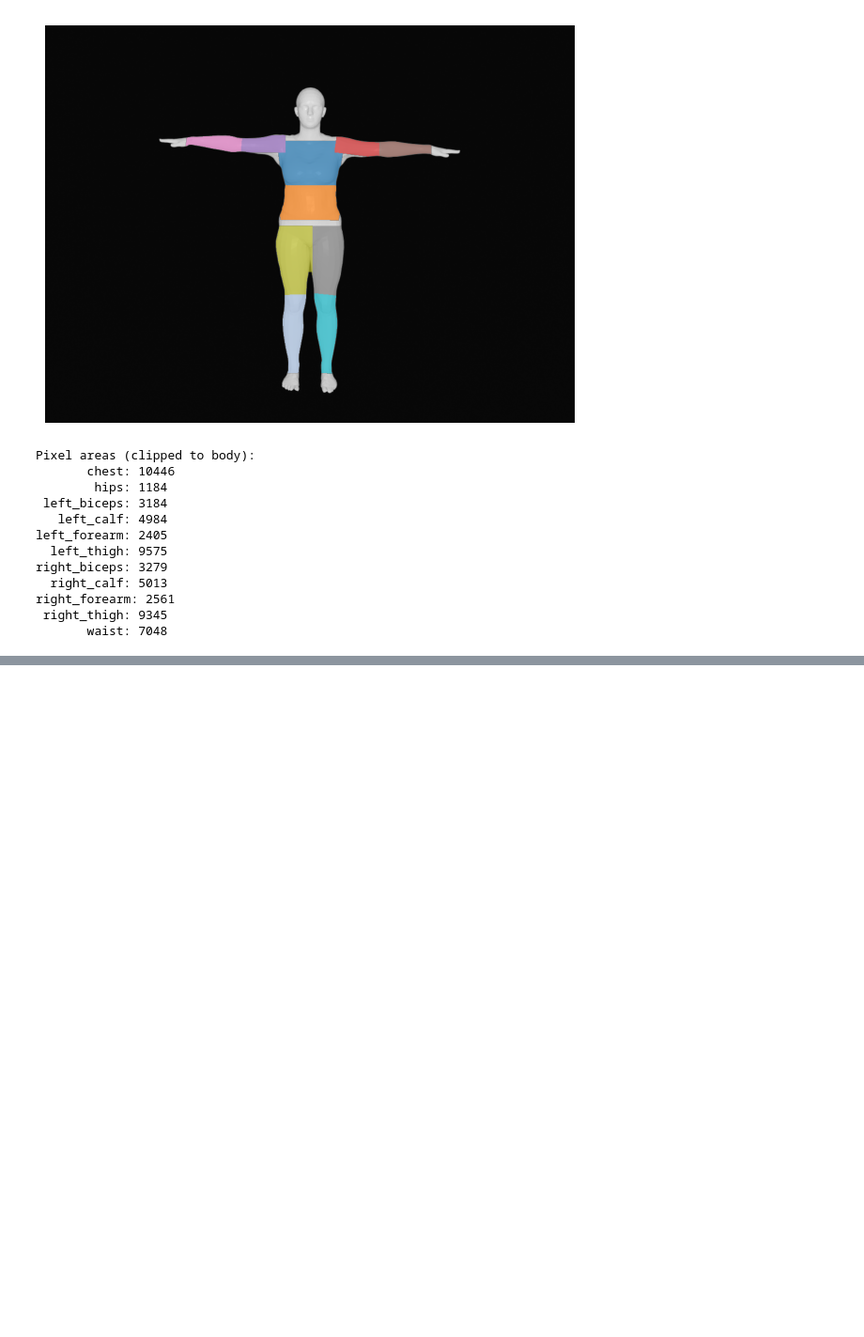
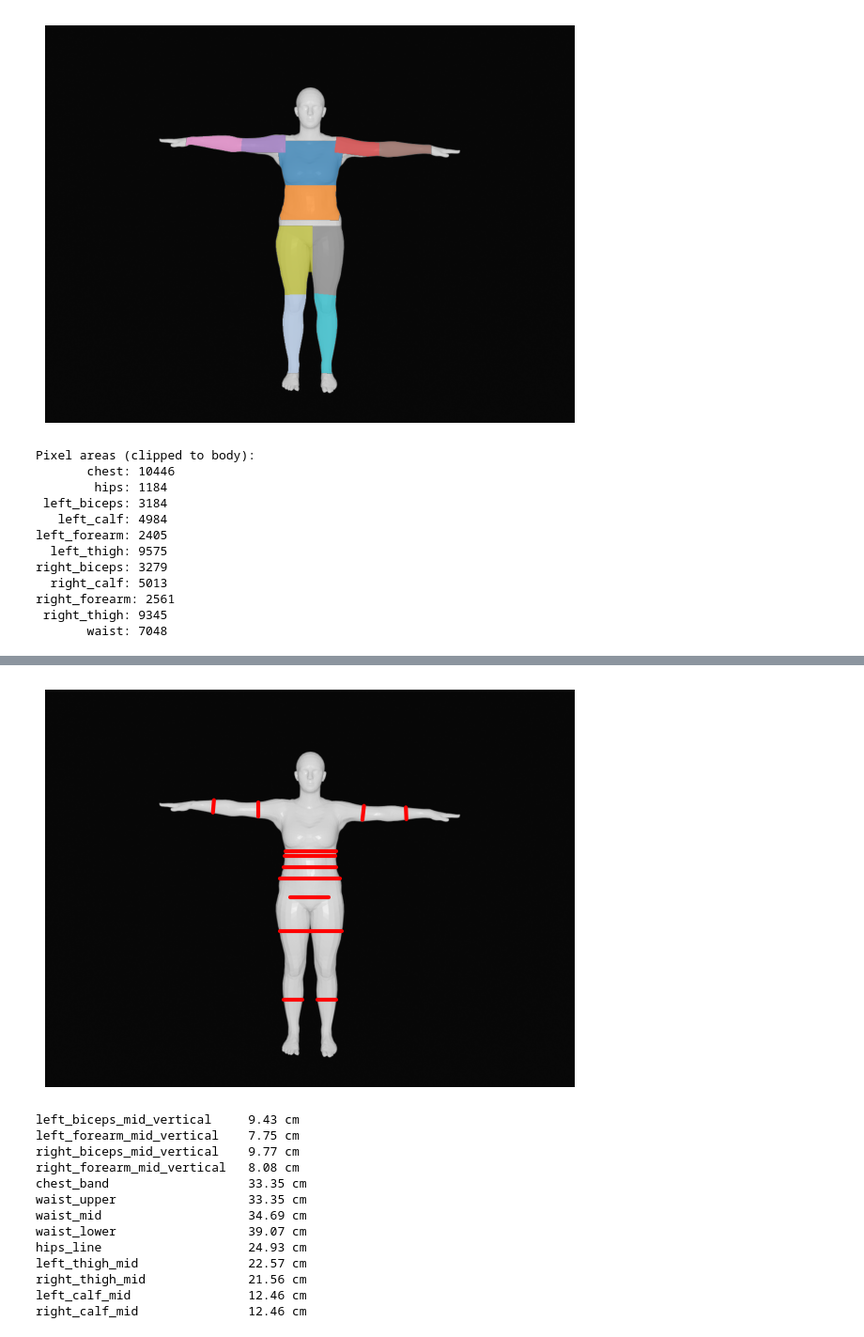
Before and after one commit to carolinarutililima/Computer_Vision_challenge, a Jupyter notebook: code.ipynb, the cells around one changed output, grey strips where cells are left out. Shown at 94% size. Drawn from its saved outputs; the diff is of its cells as text; code cells hidden in the pictures; blank space fills up the shorter version.

```diff
--- a/code.ipynb
+++ b/code.ipynb
@@ -1943,0 +3415,42 @@ Tightest waist width: 34.07 cm
+# %%
+# =========================
+# EXAMPLE USAGE
+# =========================
+# Assumes you already have:
+#  - front: path to the raw front image (without prior drawings)
+#  - fkp:   YOLOv8 keypoints for that image (shape [17,3] or [1,17,3])
+#
+fkp_n = normalize_keypoints(fkp)
+parts_masks, body_mask, _ = build_part_masks(front, fkp_n)
+
+# If you want centimeters, pass real height and the pixel height used in features:
+front_height_px = float(feats.get("front_height_px", 0.0))  # from your feature extractor
+HEIGHT_CM = 170.0  # put subject's real height here, or set to None to keep px
+
+measurements = measure_lines_with_vertical_arms(
+    front, fkp_n, parts_masks, body_mask,
+    front_height_px=front_height_px,
+    HEIGHT_CM=HEIGHT_CM,
+    plot=True
+)
+
+# Show numeric outputs
+for k, v in measurements.items():
+    unit = "cm" if (v.get("width_cm") is not None) else "px"
+    val  = v.get("width_cm", v.get("width_px"))
+    print(f"{k:28s} {val:.2f} {unit}")
+# %% [output]
+[figure, added]
+left_biceps_mid_vertical     9.43 cm
+left_forearm_mid_vertical    7.75 cm
+right_biceps_mid_vertical    9.77 cm
+right_forearm_mid_vertical   8.08 cm
+chest_band                   33.35 cm
+waist_upper                  33.35 cm
+waist_mid                    34.69 cm
+waist_lower                  39.07 cm
+hips_line                    24.93 cm
+left_thigh_mid               22.57 cm
+right_thigh_mid              21.56 cm
+left_calf_mid                12.46 cm
+right_calf_mid               12.46 cm
```
Also changed, not shown: parts of 9 cells of this notebook, 1 other file.
